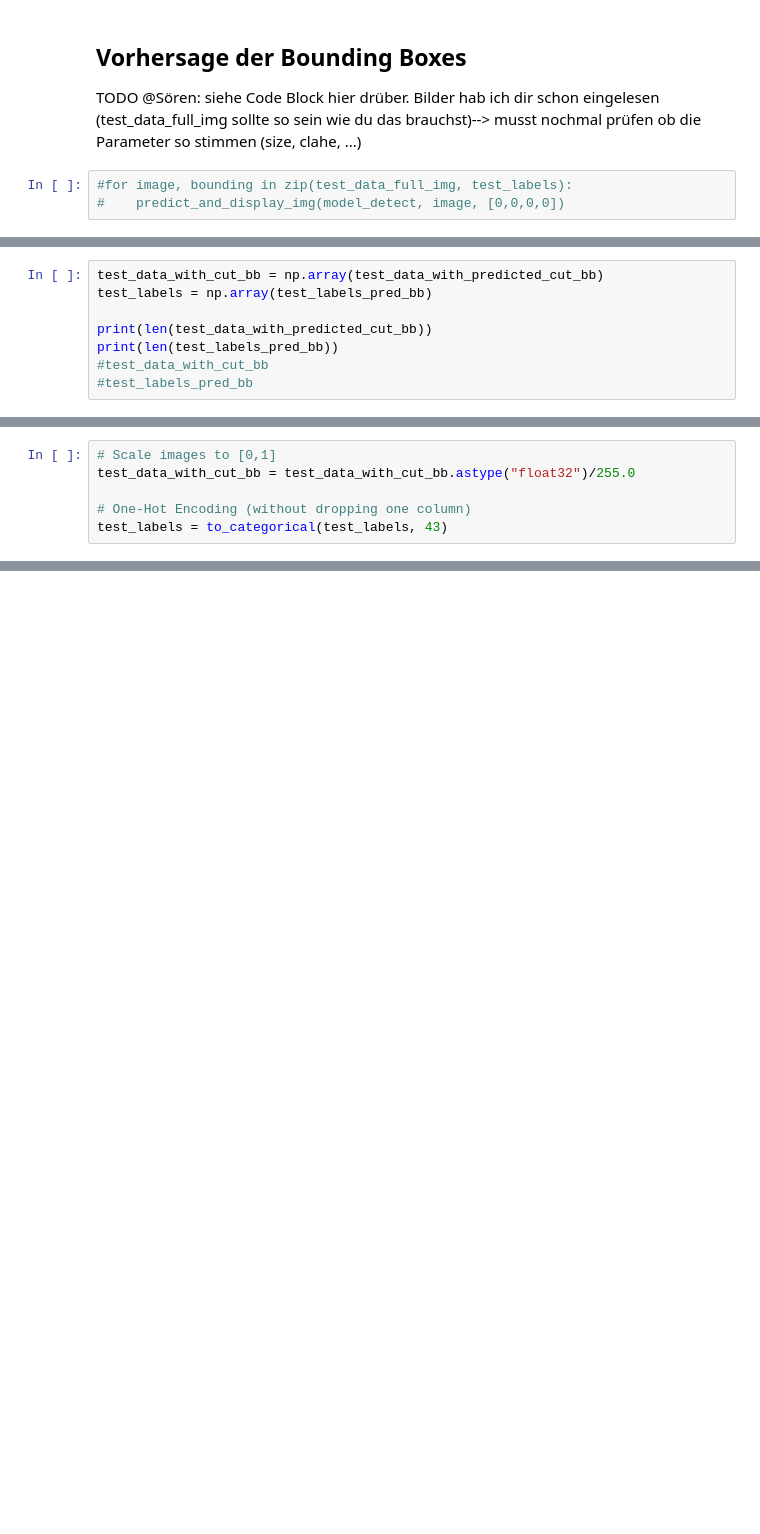
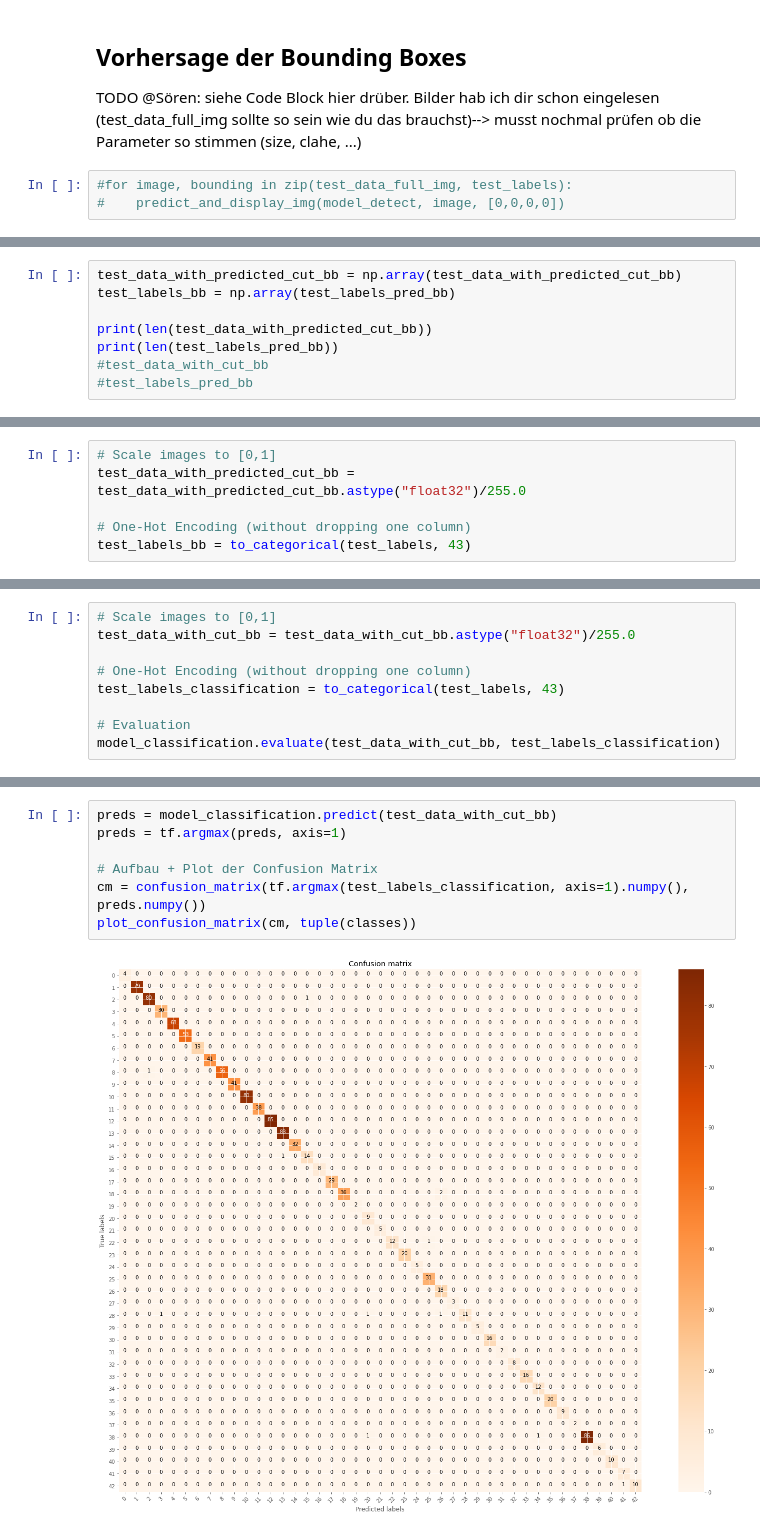
Before and after one commit to Na1k/ML-Lab_project, a Jupyter notebook: Aufgabe_D_Schilder.ipynb, the cells around one changed output, grey strips where cells are left out. Saved outputs shown, nothing was run; the diff lists cells and outputs as text; blank space fills up the shorter version.

```diff
--- a/Aufgabe_D_Schilder.ipynb
+++ b/Aufgabe_D_Schilder.ipynb
@@ -1337,6 +1275,6 @@ for img, bb, label in zip(test_data_full_img, predicted_bb, test_labels):
 # %%
-test_data_with_cut_bb = np.array(test_data_with_predicted_cut_bb)
-test_labels = np.array(test_labels_pred_bb)
+test_data_with_predicted_cut_bb = np.array(test_data_with_predicted_cut_bb)
+test_labels_bb = np.array(test_labels_pred_bb)
 
 print(len(test_data_with_predicted_cut_bb))
 print(len(test_labels_pred_bb))
@@ -1350,7 +1283,7 @@ print(len(test_labels_pred_bb))
 # %%
 # Scale images to [0,1]
-test_data_with_cut_bb = test_data_with_cut_bb.astype("float32")/255.0
+test_data_with_predicted_cut_bb = test_data_with_predicted_cut_bb.astype("float32")/255.0
 
 # One-Hot Encoding (without dropping one column)
-test_labels = to_categorical(test_labels, 43)
+test_labels_bb = to_categorical(test_labels, 43)
 # %%
@@ -1371,0 +1302,9 @@ plot_confusion_matrix(cm, tuple(classes))
+# %%
+# Scale images to [0,1]
+test_data_with_cut_bb = test_data_with_cut_bb.astype("float32")/255.0
+
+# One-Hot Encoding (without dropping one column)
+test_labels_classification = to_categorical(test_labels, 43)
+
+# Evaluation
+model_classification.evaluate(test_data_with_cut_bb, test_labels_classification)
@@ -1371,0 +1317,9 @@ plot_confusion_matrix(cm, tuple(classes))
+# %%
+preds = model_classification.predict(test_data_with_cut_bb)
+preds = tf.argmax(preds, axis=1)
+
+# Aufbau + Plot der Confusion Matrix
+cm = confusion_matrix(tf.argmax(test_labels_classification, axis=1).numpy(), preds.numpy())
+plot_confusion_matrix(cm, tuple(classes))
+# %% [output]
+[figure, added]
```
Also changed, not shown: parts of 28 cells of this notebook, 5 other files.
